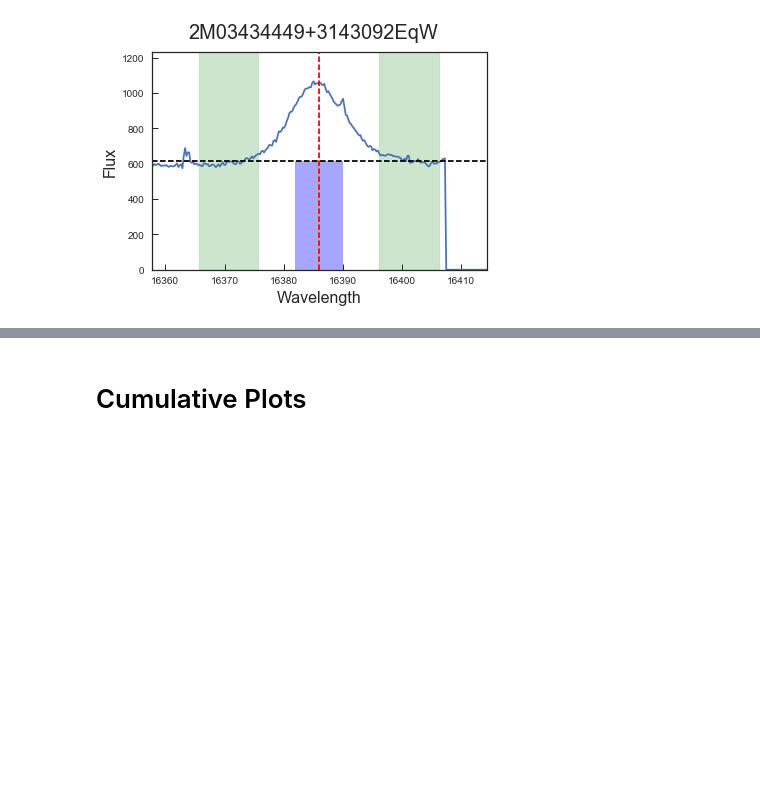
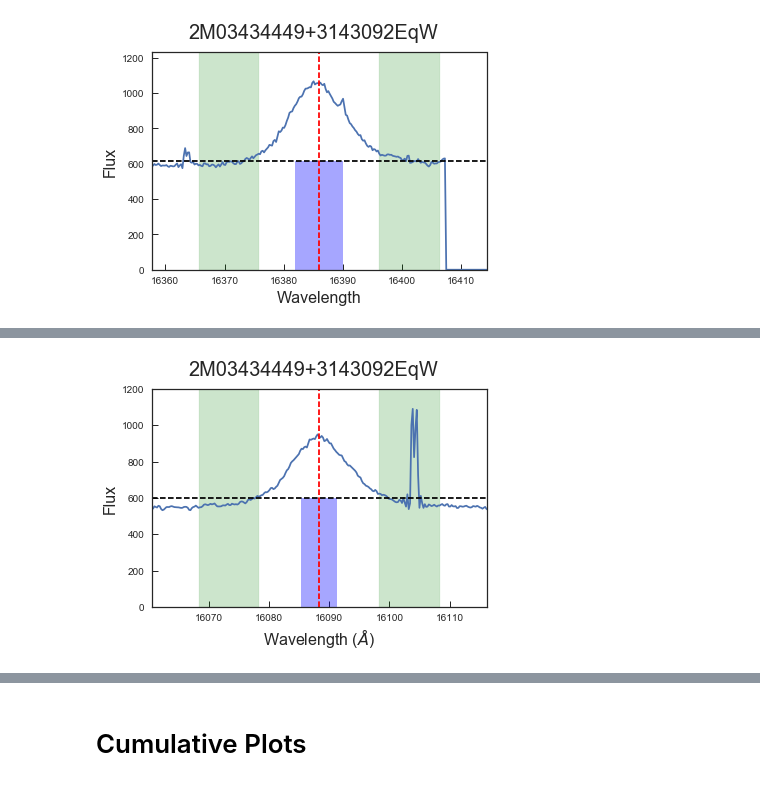
Before and after one commit to ballanr/T-Tauri, a Jupyter notebook: Plots.ipynb, the cells around one changed output, grey strips where cells are left out. Saved outputs shown, nothing was run; the diff lists cells and outputs as text; code cells hidden in the pictures; blank space fills up the shorter version.

```diff
--- a/Plots.ipynb
+++ b/Plots.ipynb
@@ -497,0 +534,4 @@ Br10_calc()
+# %%
+Br13_EqW_Plot(4586,'2M03434449+3143092') #SNR = 364, Eqw = 7.2
+# %% [output]
+[figure, added]
```
Also changed, not shown: parts of 30 cells of this notebook, 1 other file.
